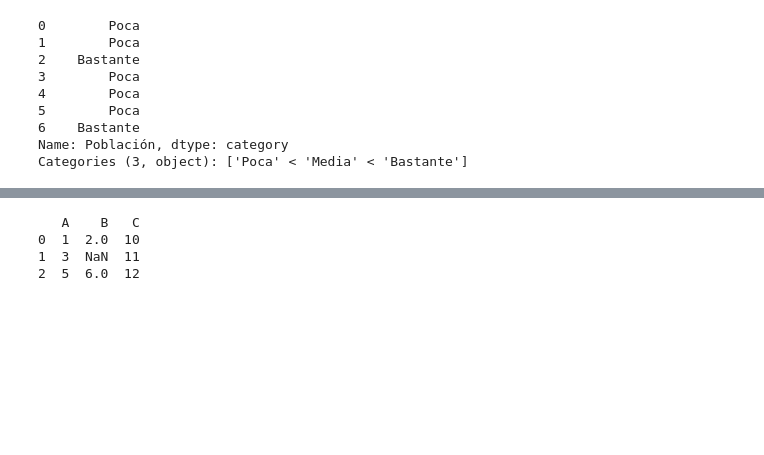
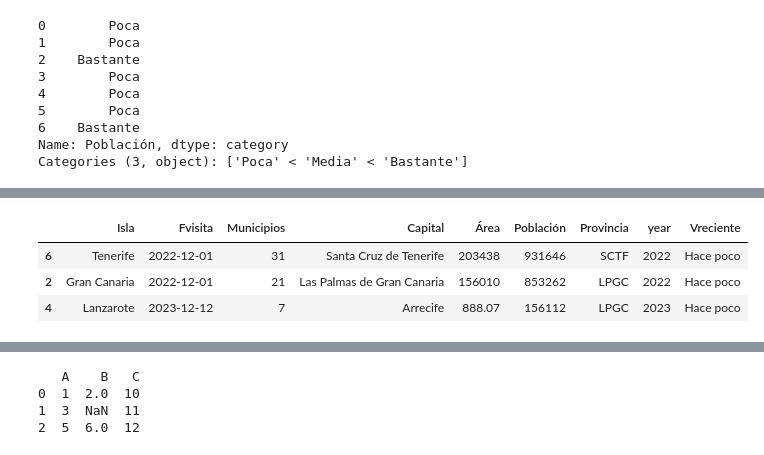
Before and after one commit to flightcomp/eia, a Jupyter notebook: pria/python/pandas/pandas0.ipynb, the cells around one changed output, grey strips where cells are left out. Saved outputs shown, nothing was run; the diff lists cells and outputs as text; code cells hidden in the pictures; blank space fills up the shorter version.

```diff
--- a/pria/python/pandas/pandas0.ipynb
+++ b/pria/python/pandas/pandas0.ipynb
@@ -425,3 +428,9 @@ Name: 6, dtype: object
 # %%
-#df = df.drop(columns=["level_0", "index"])
-df
+df = df.drop(columns=["level_0", "index"])
+df["Población"].nlargest(3)
+df.nlargest(3, "Población")
+# %% [output]
+|  | Isla | Fvisita | Municipios | Capital | Área | Población | Provincia | year | Vreciente |
+| 6 | Tenerife | 2022-12-01 | 31 | Santa Cruz de Tenerife | 203438 | 931646 | SCTF | 2022 | Hace poco |
+| 2 | Gran Canaria | 2022-12-01 | 21 | Las Palmas de Gran Canaria | 156010 | 853262 | LPGC | 2022 | Hace poco |
+| 4 | Lanzarote | 2023-12-12 | 7 | Arrecife | 888.07 | 156112 | LPGC | 2023 | Hace poco |
```
Also changed, not shown: parts of 19 cells of this notebook, 4 other files.
